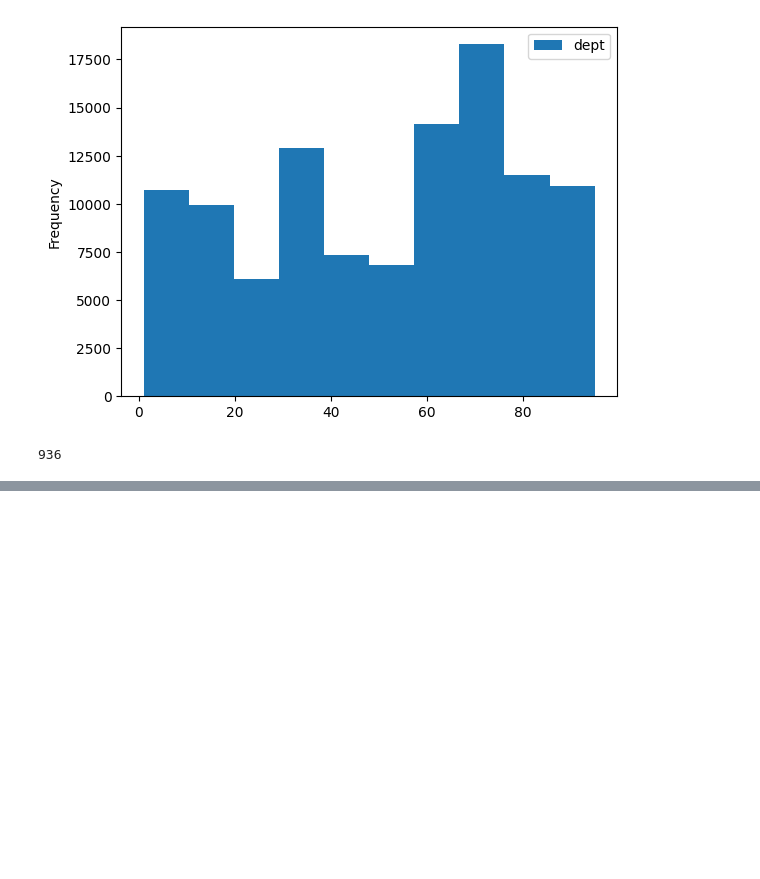
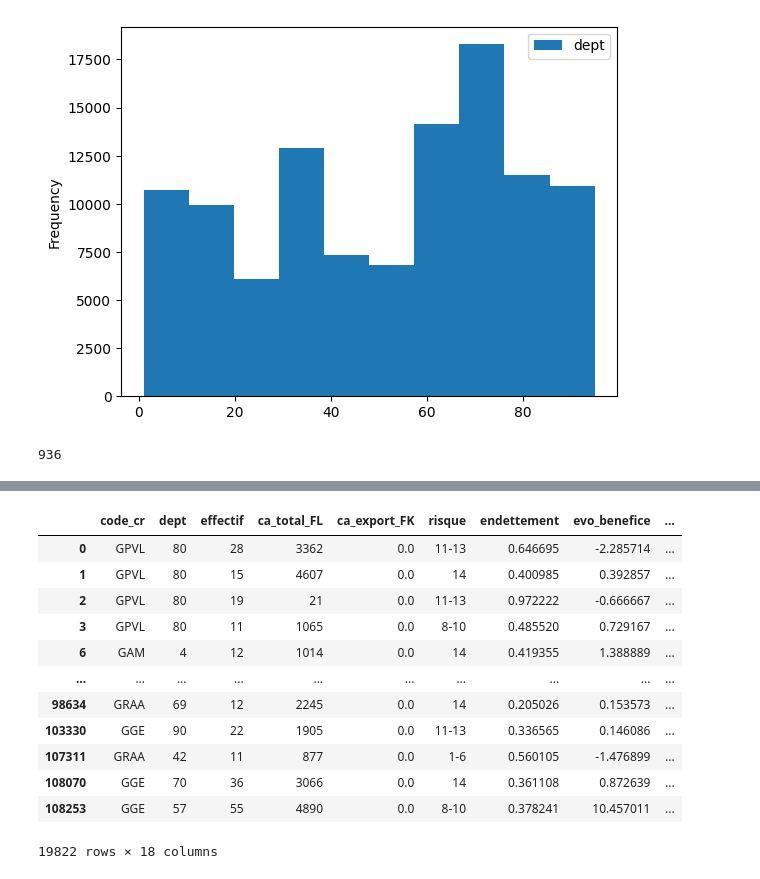
Before and after one commit to iammouadagr/app-bi-Prospect-compagnie-assurances, a Jupyter notebook: exploration.ipynb, the cells around one changed output, grey strips where cells are left out. Cells and saved outputs as stored; diff of their text form; code cells hidden in the pictures; blank space fills up the shorter version.

```diff
--- a/exploration.ipynb
+++ b/exploration.ipynb
@@ -103,0 +92,17 @@ Median ratio benef:  3.11367562731436
+# %%
+neg = df[df['ca_export_FK'] == 0]
+neg
+# %% [output]
+|  | code_cr | dept | effectif | ca_total_FL | ca_export_FK | risque | endettement | evo_benefice | ... |
+| 0 | GPVL | 80 | 28 | 3362 | 0.0 | 11-13 | 0.646695 | -2.285714 | ... |
+| 1 | GPVL | 80 | 15 | 4607 | 0.0 | 14 | 0.400985 | 0.392857 | ... |
+| 2 | GPVL | 80 | 19 | 21 | 0.0 | 11-13 | 0.972222 | -0.666667 | ... |
+| 3 | GPVL | 80 | 11 | 1065 | 0.0 | 8-10 | 0.485520 | 0.729167 | ... |
+| 6 | GAM | 4 | 12 | 1014 | 0.0 | 14 | 0.419355 | 1.388889 | ... |
+| ... | ... | ... | ... | ... | ... | ... | ... | ... | ... |
+| 98634 | GRAA | 69 | 12 | 2245 | 0.0 | 14 | 0.205026 | 0.153573 | ... |
+| 103330 | GGE | 90 | 22 | 1905 | 0.0 | 11-13 | 0.336565 | 0.146086 | ... |
+| 107311 | GRAA | 42 | 11 | 877 | 0.0 | 1-6 | 0.560105 | -1.476899 | ... |
+| 108070 | GGE | 70 | 36 | 3066 | 0.0 | 14 | 0.361108 | 0.872639 | ... |
+| 108253 | GGE | 57 | 55 | 4890 | 0.0 | 8-10 | 0.378241 | 10.457011 | ... |
+19822 rows × 18 columns
```
Also changed, not shown: parts of 11 cells of this notebook.
